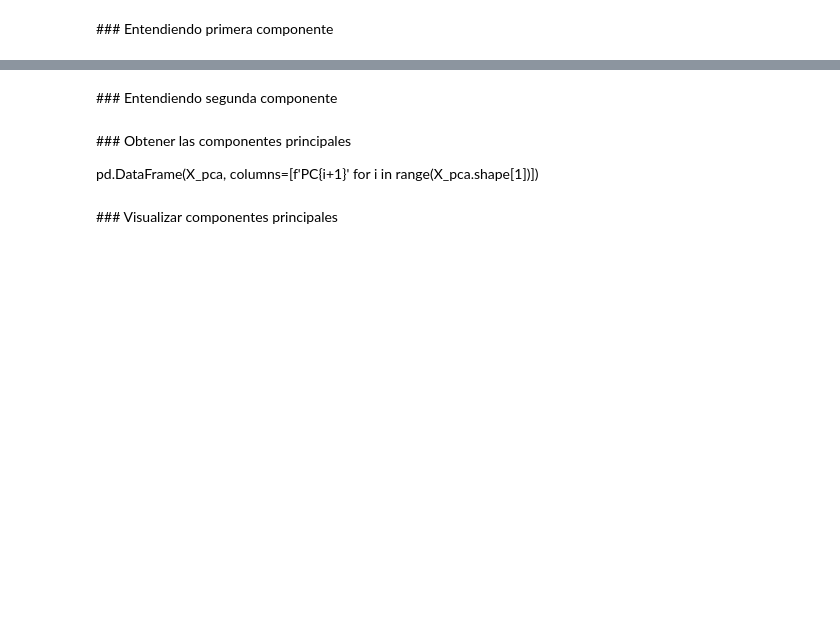
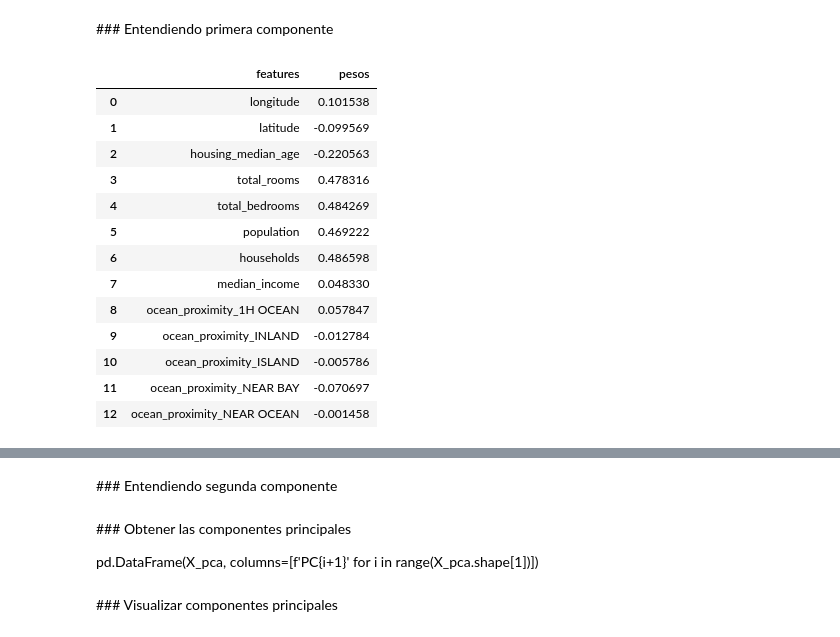
Before and after one commit to zayo1511/LabAprEst, a Jupyter notebook: Parcial4/pca_aplicacion_sin_resolver.ipynb, the cells around one changed output, grey strips where cells are left out. Drawn from its saved outputs; the diff is of its cells as text; code cells hidden in the pictures; blank space fills up the shorter version.

```diff
--- a/Parcial4/pca_aplicacion_sin_resolver.ipynb
+++ b/Parcial4/pca_aplicacion_sin_resolver.ipynb
@@ -61,2 +85,23 @@ $$varianza_i = \frac{Eigenvalor_i}{\Sigma{Eigenvalores}}$$
 # %% [markdown]
 ### Entendiendo primera componente
+# %%
+componente1 = pd.DataFrame({
+     'features': X.columns,
+     'pesos': objeto_pca.components_[0]
+})
+componente1
+# %% [output]
+|  | features | pesos |
+| 0 | longitude | 0.101538 |
+| 1 | latitude | -0.099569 |
+| 2 | housing_median_age | -0.220563 |
+| 3 | total_rooms | 0.478316 |
+| 4 | total_bedrooms | 0.484269 |
+| 5 | population | 0.469222 |
+| 6 | households | 0.486598 |
+| 7 | median_income | 0.048330 |
+| 8 | ocean_proximity_1H OCEAN | 0.057847 |
+| 9 | ocean_proximity_INLAND | -0.012784 |
+| 10 | ocean_proximity_ISLAND | -0.005786 |
+| 11 | ocean_proximity_NEAR BAY | -0.070697 |
+| 12 | ocean_proximity_NEAR OCEAN | -0.001458 |
```
Also changed, not shown: parts of 8 cells of this notebook.
